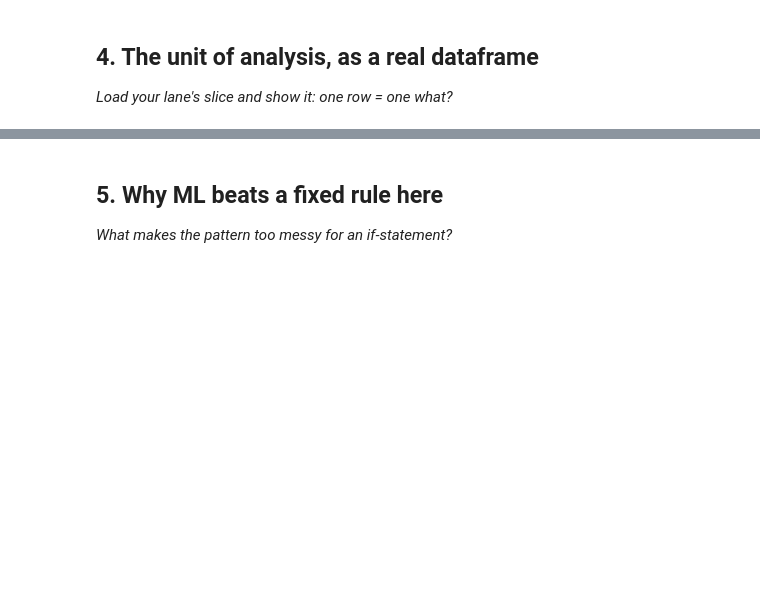
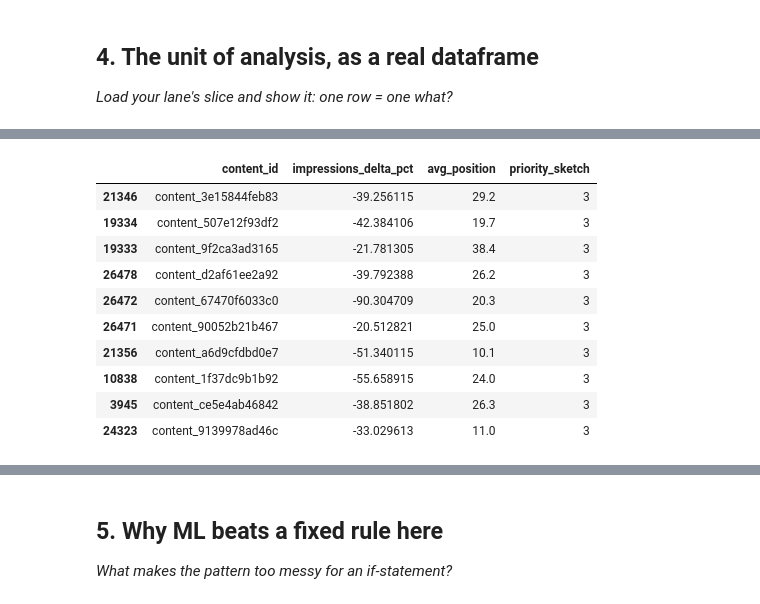
Before and after one commit to 7ayder-99/flyrank_internship, a Jupyter notebook: work/notebooks/w02_ml_task_framing.ipynb, the cells around one changed output, grey strips where cells are left out. Cells and saved outputs as stored; diff of their text form; code cells hidden in the pictures; blank space fills up the shorter version.

```diff
--- a/work/notebooks/w02_ml_task_framing.ipynb
+++ b/work/notebooks/w02_ml_task_framing.ipynb
@@ -36,0 +101,30 @@ This skeleton is yours to fill. Work the sections **in order** — each one has
+# %%
+import numpy as np
+
+df["impressions_delta_pct"] = np.where(
+    df["impressions_prev_30d"] > 0,
+    (df["impressions_last_30d"] - df["impressions_prev_30d"]) / df["impressions_prev_30d"] * 100,
+    np.nan
+)
+
+df["priority_sketch"] = (
+    (df["impressions_delta_pct"] < -20).astype(int) +
+    (df["avg_position"] > 10).astype(int) +
+    (df["impressions_90d"] > df["impressions_90d"].median()).astype(int)
+)
+
+df[["content_id", "impressions_delta_pct", "avg_position", "priority_sketch"]].sort_values(
+    "priority_sketch", ascending=False
+).head(10)
+# %% [output]
+|  | content_id | impressions_delta_pct | avg_position | priority_sketch |
+| 21346 | content_3e15844feb83 | -39.256115 | 29.2 | 3 |
+| 19334 | content_507e12f93df2 | -42.384106 | 19.7 | 3 |
+| 19333 | content_9f2ca3ad3165 | -21.781305 | 38.4 | 3 |
+| 26478 | content_d2af61ee2a92 | -39.792388 | 26.2 | 3 |
+| 26472 | content_67470f6033c0 | -90.304709 | 20.3 | 3 |
+| 26471 | content_90052b21b467 | -20.512821 | 25.0 | 3 |
+| 21356 | content_a6d9cfdbd0e7 | -51.340115 | 10.1 | 3 |
+| 10838 | content_1f37dc9b1b92 | -55.658915 | 24.0 | 3 |
+| 3945 | content_ce5e4ab46842 | -38.851802 | 26.3 | 3 |
+| 24323 | content_9139978ad46c | -33.029613 | 11.0 | 3 |
```
Also changed, not shown: parts of 7 cells of this notebook.
